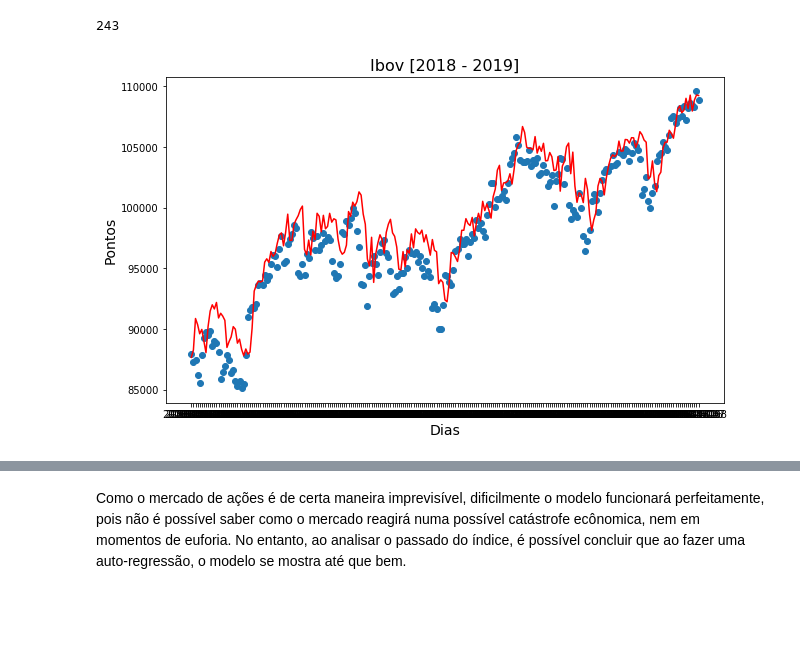
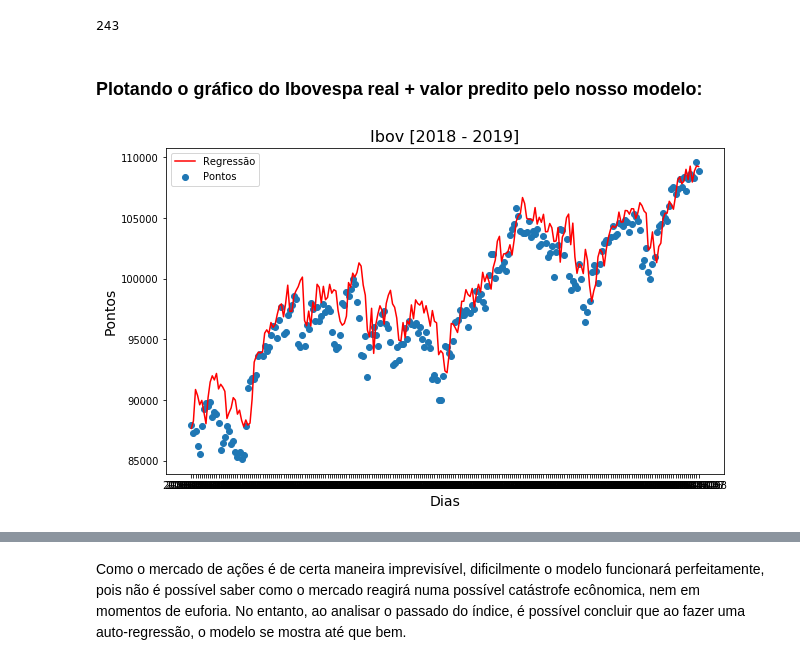
Before and after one commit to pbcarani/P3-Data-Science, a Jupyter notebook: P3_NOVO.ipynb, the cells around one changed output, grey strips where cells are left out. Saved outputs shown, nothing was run; the diff lists cells and outputs as text; code cells hidden in the pictures; blank space fills up the shorter version.

Commit message:
Completei algumas informações e gráficos

```diff
--- a/P3_NOVO.ipynb
+++ b/P3_NOVO.ipynb
@@ -394,13 +397,16 @@ while n < len(y)+1:
 len(pred)
 # %% [output]
 243
+# %% [markdown]
+### Plotando o gráfico do Ibovespa real + valor predito pelo nosso modelo:
 # %%
 plt.figure(1, figsize=(10,6))
-plt.scatter(date[6:], pontos[6:])
+plt.scatter(date[6:], pontos[6:], label="Pontos")
 plt.title('Ibov [2018 - 2019]', fontsize=16)
 plt.plot(date[6:], pred, color='r', label='Regressão')
 plt.xlabel('Dias', fontsize=14)
 plt.ylabel('Pontos', fontsize=14)
+plt.legend()
 plt.show();
 # %% [output]
-[figure, old version]
+[figure, new version]
```
Also changed, not shown: parts of 7 cells of this notebook.
